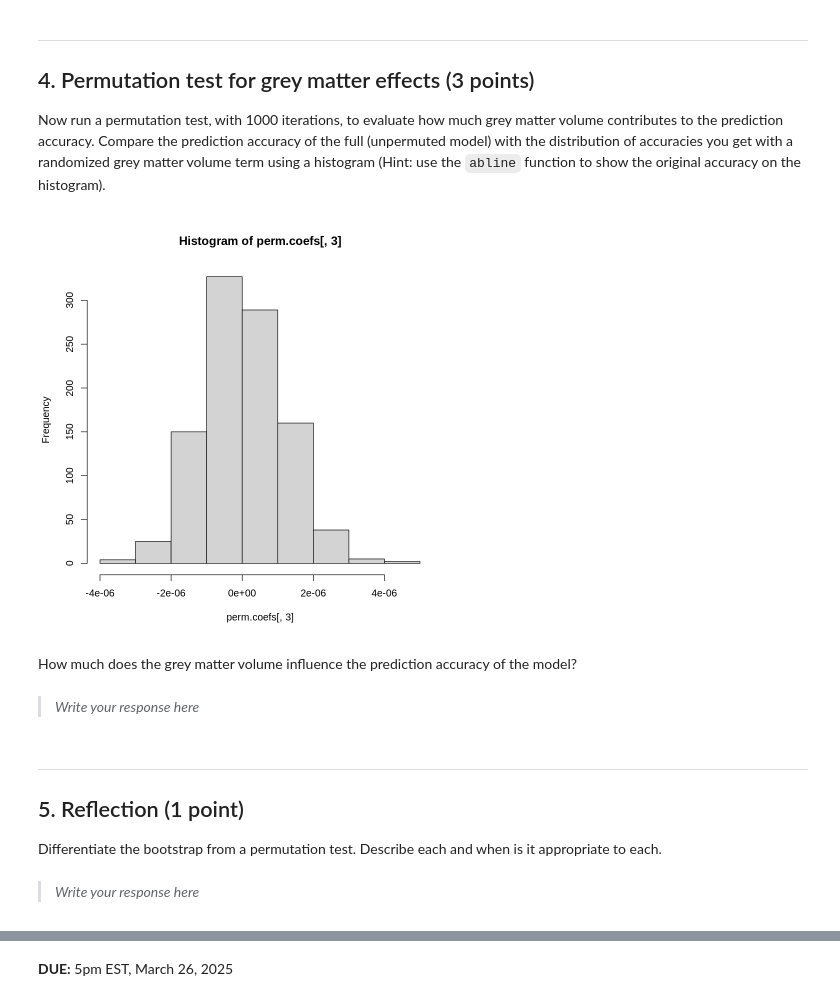
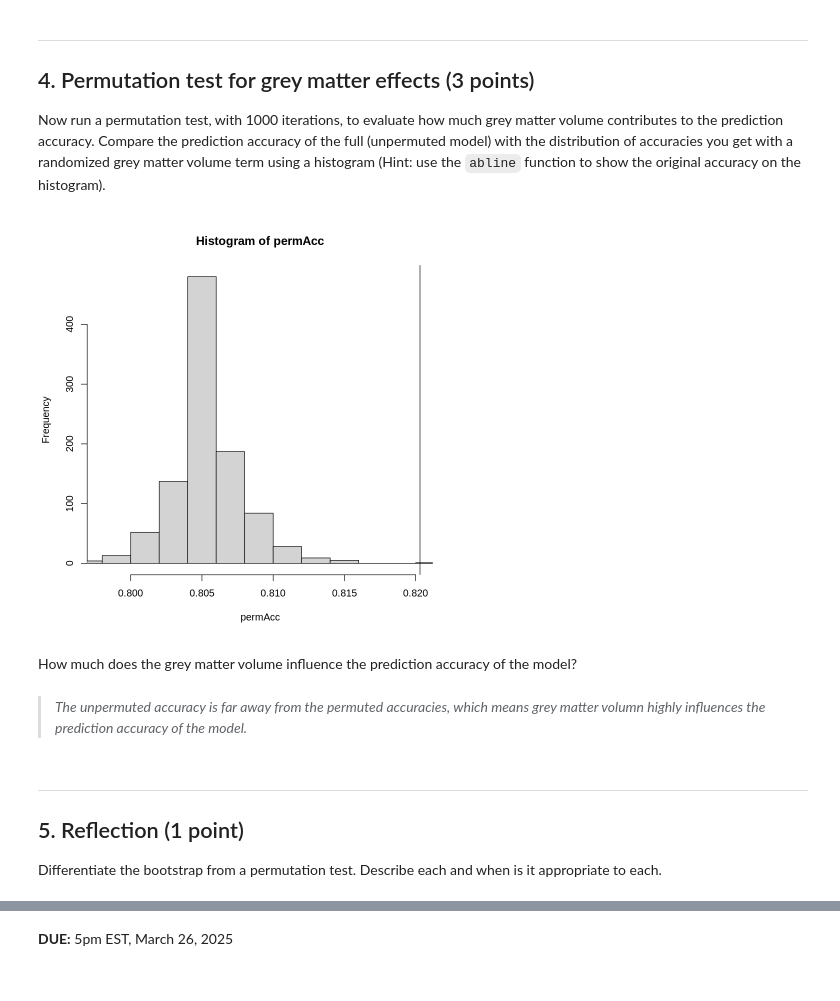
Before and after one commit to jialinli-21/Li_DSPN_S25, a Jupyter notebook: Exercise13.ipynb, the cells around one changed output, grey strips where cells are left out. Cells and saved outputs as stored; diff of their text form; code cells hidden in the pictures.

```diff
--- a/Exercise13.ipynb
+++ b/Exercise13.ipynb
@@ -131,13 +141,3 @@ What is the prediction accuracy for gender from the full model?
 ## 3. Bootstrapped accuracy (3 points)
 
 Use bootstrapping to estimate the confidence intervals of the _prediction accuracy_ of your model (i.e., the confidence of the correlation between $\hat{y}$ and $y$). Plot the histogram of the bootstrapped prediction accuracies and estimate the confidence intervals off of the standard deviation from the bootstrap.
-# %%
-# The function needs two inputs: Data, Index
-boot.fn <- function(data, index){
-    return(coef(glm(Gender ~ FS_Tot_WM_Vol + FS_Total_GM_Vol + FS_IntraCranial_Vol,
-family = binomial(link = 'logit'), data = data)))}
-# boot_obj = boot(new_hcp,boot.fn ,R=1000) #R=repetitions
-# print(boot_obj) #t1 is the intercept and t2 is the horsepower coeff.
-hist(boot(new_hcp ,boot.fn ,R=1000)$t[,2], xlab="white matter volumn")
-hist(boot(new_hcp ,boot.fn ,R=1000)$t[,3], xlab="gray matter volumn")
-hist(boot(new_hcp ,boot.fn ,R=1000)$t[,4], xlab="intracranial matter volumn")
@@ -147,0 +144,18 @@ hist(boot(new_hcp ,boot.fn ,R=1000)$t[,4], xlab="intracranial matter volumn")
+# %%
+# The function needs two inputs: Data, Index
+boot.fn <- function(data, index){
+  lm.fit <- glm(Gender ~ FS_Tot_WM_Vol + FS_Total_GM_Vol + FS_IntraCranial_Vol,
+family = binomial, data = data,subset=index)
+  pred <- data.frame(predict(lm.fit, type = 'response'))
+  colnames(pred) = c('predProb')
+  pred$predProb_binary = rep("F", nrow(pred))
+  pred$predProb_binary[pred$predProb > 0.5] = "M"
+    return(mean(pred$predProb_binary== data$Gender[index]))}
+
+boot_obj = boot(new_hcp,boot.fn ,R=1000) #R=repetitions
+
+attributes(boot_obj)
+hist(boot_obj$t)
+CI_low <- mean(boot_obj$t) - 1.96 * sd(boot_obj$t)
+CI_high <- mean(boot_obj$t) + 1.96 * sd(boot_obj$t)
+print(paste(CI_low, CI_high))
@@ -158,28 +184,30 @@ Now run a permutation test, with 1000 iterations, to evaluate how much grey matt
 # %%
 permHCP = new_hcp
 R=1000
-perm.coefs=matrix(NA,nrow=R, ncol=4)
-
+permAcc = matrix(NA, nrow = R, ncol=1)
 for (i in 1:R){
   permHCP$FS_Total_GM_Vol=permHCP$FS_Total_GM_Vol[sample(nrow(permHCP))]
-  perm.coefs[i,]=coef(glm(Gender ~ FS_Tot_WM_Vol + FS_Total_GM_Vol + FS_IntraCranial_Vol,
-family = binomial(link = 'logit'), data = permHCP))
+  lm.fit <- glm(Gender ~ FS_Tot_WM_Vol + FS_Total_GM_Vol + FS_IntraCranial_Vol,
+family = binomial, data = permHCP)
+  pred <- data.frame(predict(lm.fit, type = 'response'))
+  colnames(pred) = c('predProb')
+  pred$predProb_binary = rep("F", nrow(pred))
+  pred$predProb_binary[pred$predProb > 0.5] = "M"
+
+  permAcc[i,] = mean(pred$predProb_binary== permHCP$Gender)
 }
 
-
-hist(perm.coefs[,3])
+hist(permAcc, xlim = c(min(permAcc), train_acc))
+abline(v = train_acc)
 # %% [output]
-[figure, old version]
+[figure, new version]
 # %% [markdown]
 How much does the grey matter volume influence the prediction accuracy of the model?
-# %% [markdown]
-> *Write your response here*
->
+# %% [markdown]
+> *The unpermuted accuracy is far away from the permuted accuracies, which means grey matter volumn highly influences the prediction accuracy of the model.*
+>
 # %% [markdown]
 ---
 ## 5. Reflection (1 point)
 
 Differentiate the bootstrap from a permutation test. Describe each and when is it appropriate to each.
-# %% [markdown]
-> *Write your response here*
->
```
Also changed, not shown: parts of 10 cells of this notebook.
